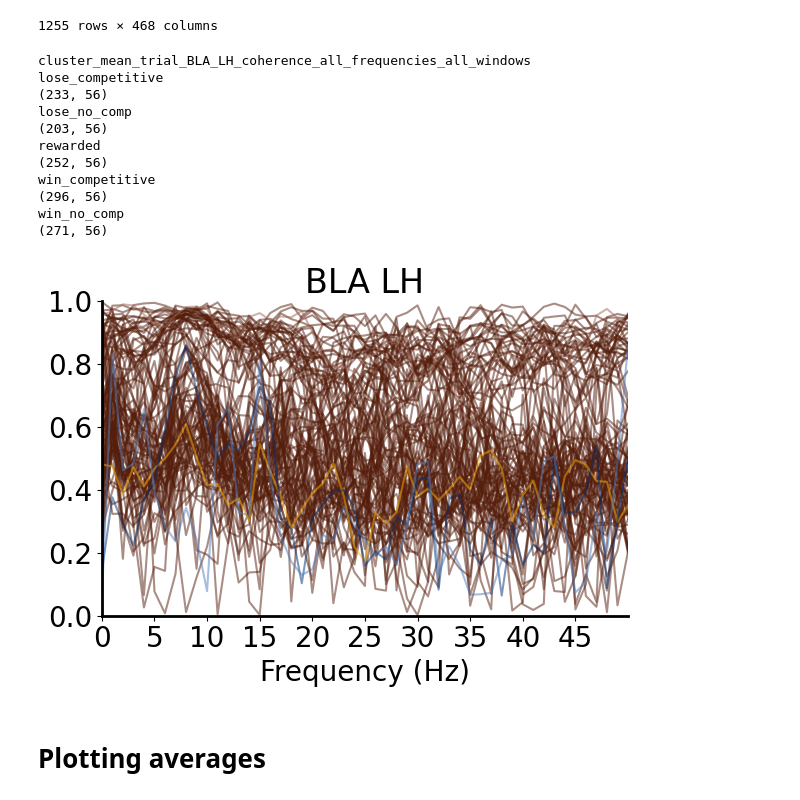
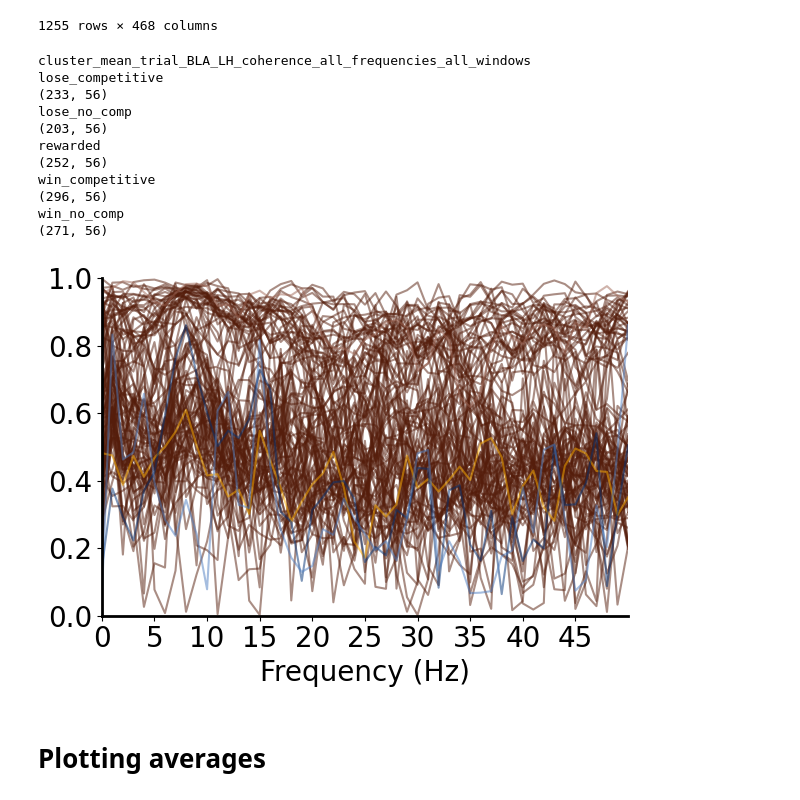
Before and after one commit to padillacoreanolab/reward_comp_ext, a Jupyter notebook: results/2024_06_16_spectral_preprocessing/12_rce3_cluster_parsing_combined_comp.ipynb, the cells around one changed output. Saved outputs shown, nothing was run; the diff lists cells and outputs as text; code cells hidden in the pictures.

```diff
--- a/results/2024_06_16_spectral_preprocessing/12_rce3_cluster_parsing_combined_comp.ipynb
+++ b/results/2024_06_16_spectral_preprocessing/12_rce3_cluster_parsing_combined_comp.ipynb
@@ -969,7 +969,7 @@ for col in cluster_mean_columns:
     else:
         title = "{}".format(col.replace("cluster_mean_trial_", "").replace("cluster_mean_trial_and_post_", "").replace("RMS_filtered_", "").replace("all_frequencies_all_windows", "").replace("power", "").replace("granger", "")).replace("coherence", "").replace("_", " ").replace("  ", " ").strip()
 
-    plt.title(title)
+    # plt.title(title)
     plt.xlabel("Frequency (Hz)")
 
     if "power" in col:
@@ -1109,7 +1199,7 @@ for col in cluster_mean_columns:
     else:
         title = "{}".format(col.replace("cluster_mean_trial_", "").replace("cluster_mean_trial_and_post_", "").replace("RMS_filtered_", "").replace("all_frequencies_all_windows", "").replace("power", "").replace("granger", "")).replace("coherence", "").replace("_", " ").replace("  ", " ").strip()
 
-    plt.title(title)
+    # plt.title(title)
     plt.xlabel("Frequency (Hz)")
 
     if "power" in col:
@@ -1126,34 +1216,34 @@ for col in cluster_mean_columns:
 
     os.makedirs(output_dir, exist_ok=True)
 
     # plt.legend(fontsize=10)
 
     # Hide top and right borders
     ax.spines['top'].set_visible(False)
     ax.spines['right'].set_visible(False)
 
     # Leave bottom and left spines
     ax.spines['bottom'].set_visible(True)
     ax.spines['left'].set_visible(True)
     ax.spines['bottom'].set_linewidth(2)
     ax.spines['left'].set_linewidth(2)
 
     plt.tight_layout()
     plt.show()
     break
 # %% [output]
 cluster_mean_trial_BLA_LH_coherence_all_frequencies_all_windows
 lose_competitive
 (233, 56)
 lose_no_comp
 (203, 56)
 rewarded
 (252, 56)
 win_competitive
 (296, 56)
 win_no_comp
 (271, 56)
-[figure, old version]
+[figure, new version]
 # %%
 cluster_exploded_TRIALS_AND_SPECTRAL_DF.to_pickle("./proc/cluster_exploded_TRIALS_AND_SPECTRAL_DF.pkl")
 # %% [markdown]
```
Also changed, not shown: parts of 3 cells of this notebook, 2 other files.
